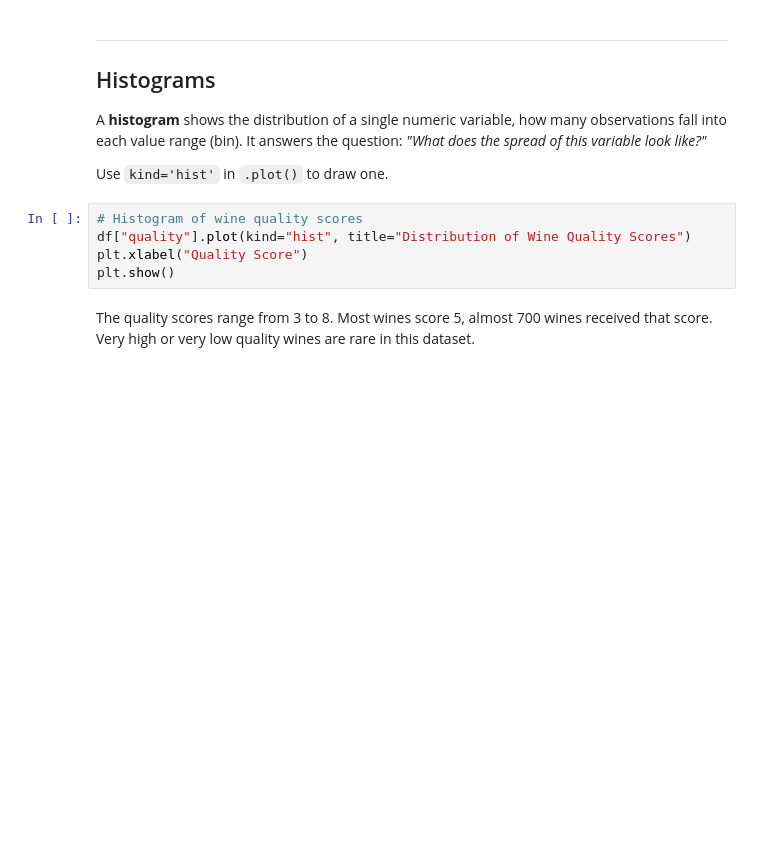
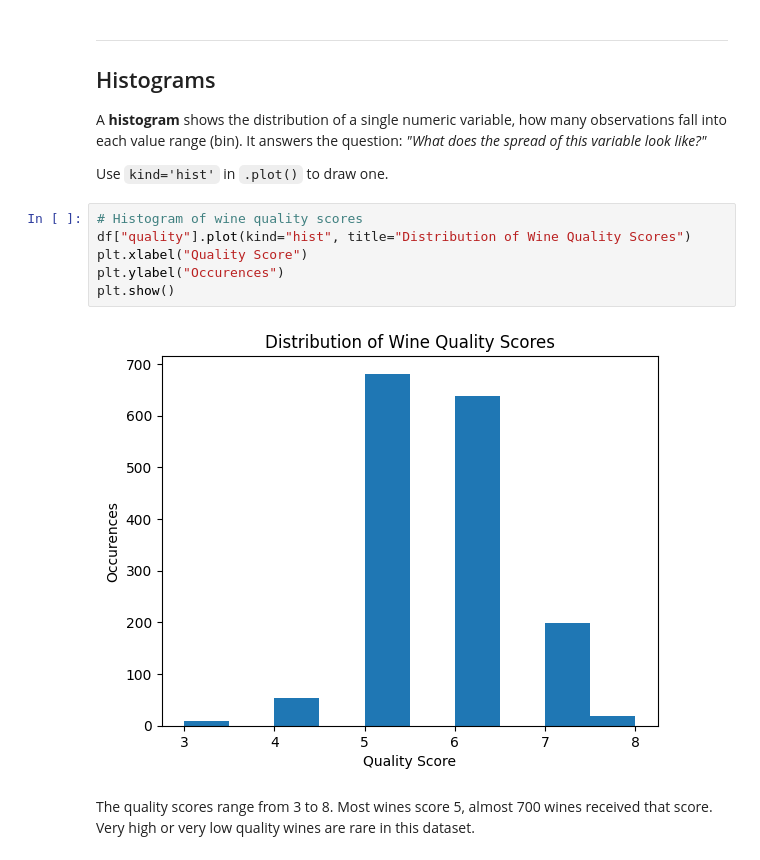
Before and after one commit to mLuca/das-pandas-numpy, a Jupyter notebook: 1_Pandas/03_Introduction_to_Visualization.ipynb, the cells around one changed output. Cells and saved outputs as stored; diff of their text form; blank space fills up the shorter version.

```diff
--- a/1_Pandas/03_Introduction_to_Visualization.ipynb
+++ b/1_Pandas/03_Introduction_to_Visualization.ipynb
@@ -52,8 +64,11 @@ Use `kind='hist'` in `.plot()` to draw one.
 # %%
 # Histogram of wine quality scores
 df["quality"].plot(kind="hist", title="Distribution of Wine Quality Scores")
 plt.xlabel("Quality Score")
+plt.ylabel("Occurences")
 plt.show()
+# %% [output]
+[figure, added]
 # %% [markdown]
 The quality scores range from 3 to 8. Most wines score 5, almost 700 wines received that score. Very high or very low quality wines are rare in this dataset.
 # %% [markdown]
```
Also changed, not shown: parts of 12 cells of this notebook.
